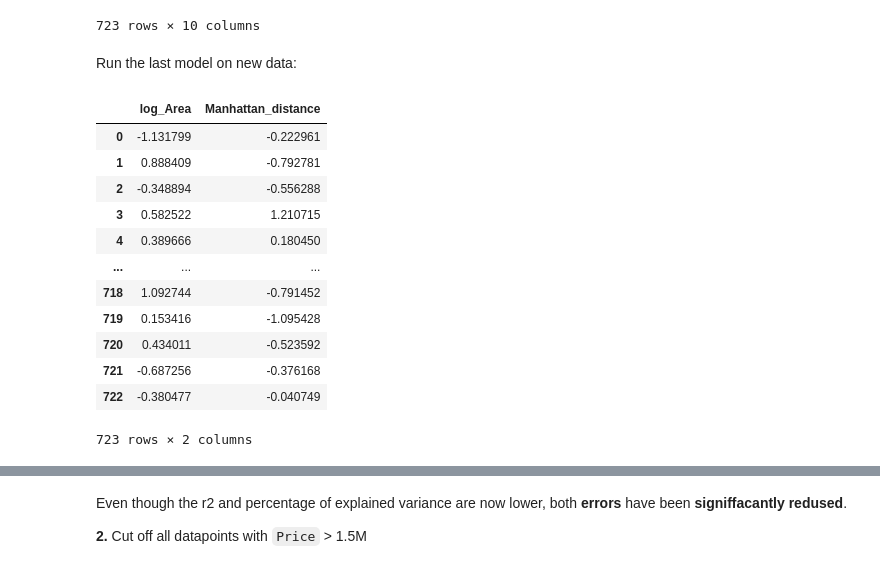
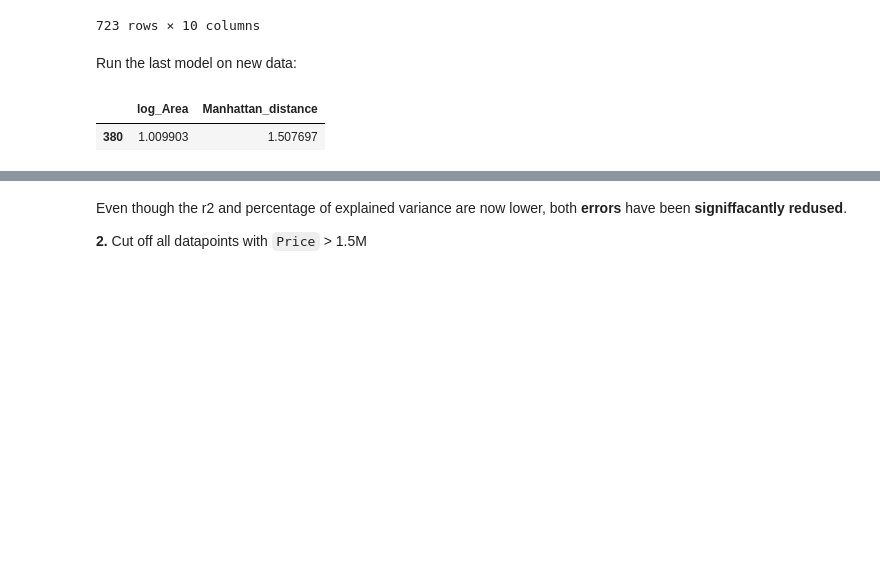
Before and after one commit to nadiia-duiunova/House_price, a Jupyter notebook: 4. Machine_learning.ipynb, the cells around one changed output, grey strips where cells are left out. Saved outputs shown, nothing was run; the diff lists cells and outputs as text; code cells hidden in the pictures; blank space fills up the shorter version.

```diff
--- a/Machine_learning.ipynb
+++ b/4. Machine_learning.ipynb
@@ -72,28 +72,17 @@ model7 = LinearRegression()
 # %%
 # scale features, so they have equal impact on target
 
 numerical_variables = ['log_Area', 'Manhattan_distance']
 
 columntransformer = ColumnTransformer(transformers = [
         ('stand scaler', StandardScaler(), numerical_variables)],
         remainder='passthrough')
 
 X_normalised = pd.DataFrame(columntransformer.fit_transform(X7), columns=X7.columns)
-X_normalised
+X_normalised.sample()
 # %% [output]
 |  | log_Area | Manhattan_distance |
-| 0 | -1.131799 | -0.222961 |
-| 1 | 0.888409 | -0.792781 |
-| 2 | -0.348894 | -0.556288 |
-| 3 | 0.582522 | 1.210715 |
-| 4 | 0.389666 | 0.180450 |
-| ... | ... | ... |
-| 718 | 1.092744 | -0.791452 |
-| 719 | 0.153416 | -1.095428 |
-| 720 | 0.434011 | -0.523592 |
-| 721 | -0.687256 | -0.376168 |
-| 722 | -0.380477 | -0.040749 |
+| 380 | 1.009903 | 1.507697 |
-723 rows × 2 columns
 # %%
 evaluate_model(model7, X_normalised, y7, results, cv = 4)
 results
```
Also changed, not shown: parts of 15 cells of this notebook, 1 other file.
